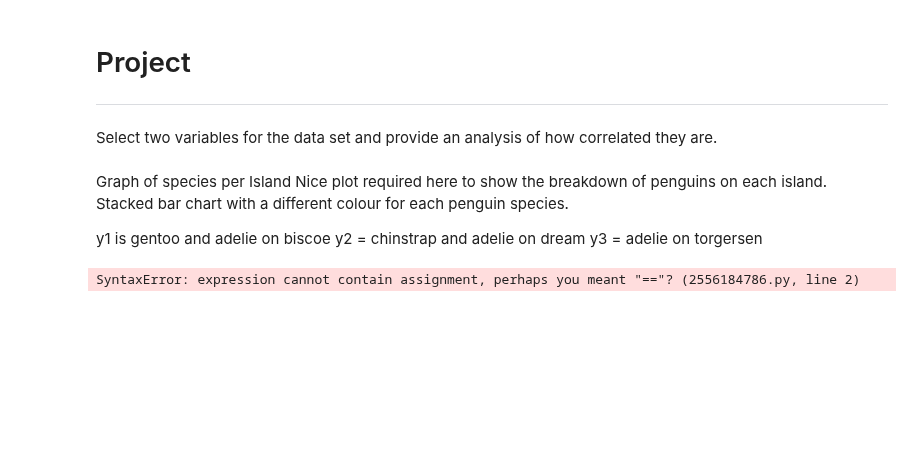
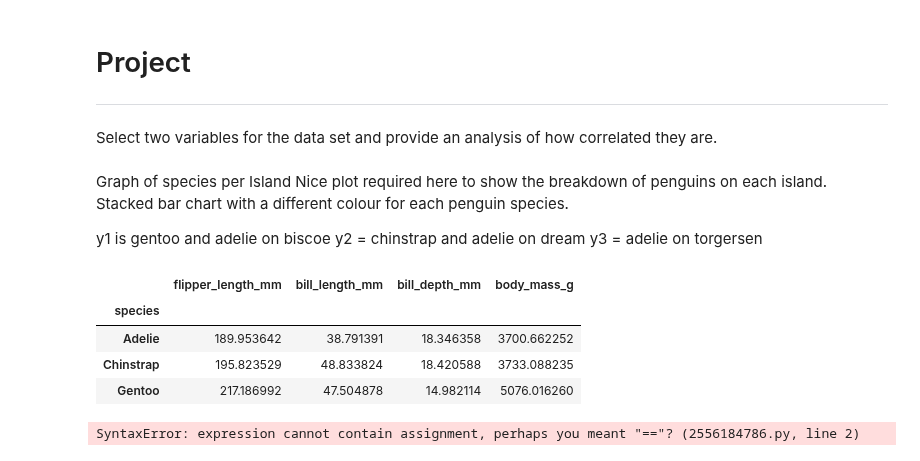
Before and after one commit to IreneKilgannon/DataAnalytics, a Jupyter notebook: penguins.ipynb, the cells around one changed output. Saved outputs shown, nothing was run; the diff lists cells and outputs as text; code cells hidden in the pictures; blank space fills up the shorter version.

```diff
--- a/penguins.ipynb
+++ b/penguins.ipynb
@@ -338,6 +338,14 @@ Graph of species per Island Nice plot required here to show the breakdown of pen
 y1 is gentoo and adelie on biscoe
 y2 = chinstrap and adelie on dream
 y3 = adelie on torgersen
+# %%
+df.groupby("species").agg({"flipper_length_mm": 'mean', 'bill_length_mm' : 'mean', 'bill_depth_mm' : 'mean', 'body_mass_g' : 'mean'})
+# %% [output]
+|  | flipper_length_mm | bill_length_mm | bill_depth_mm | body_mass_g |
+| species |  |  |  |  |
+| Adelie | 189.953642 | 38.791391 | 18.346358 | 3700.662252 |
+| Chinstrap | 195.823529 | 48.833824 | 18.420588 | 3733.088235 |
+| Gentoo | 217.186992 | 47.504878 | 14.982114 | 5076.016260 |
 # %%
 xpoints = ["Biscoe", "Dream", "Torgersen"]
 y1 = np.array(df.groupby('island' = "Biscoe")['species'].value_counts())
```
Also changed, not shown: parts of 1 cell of this notebook.
